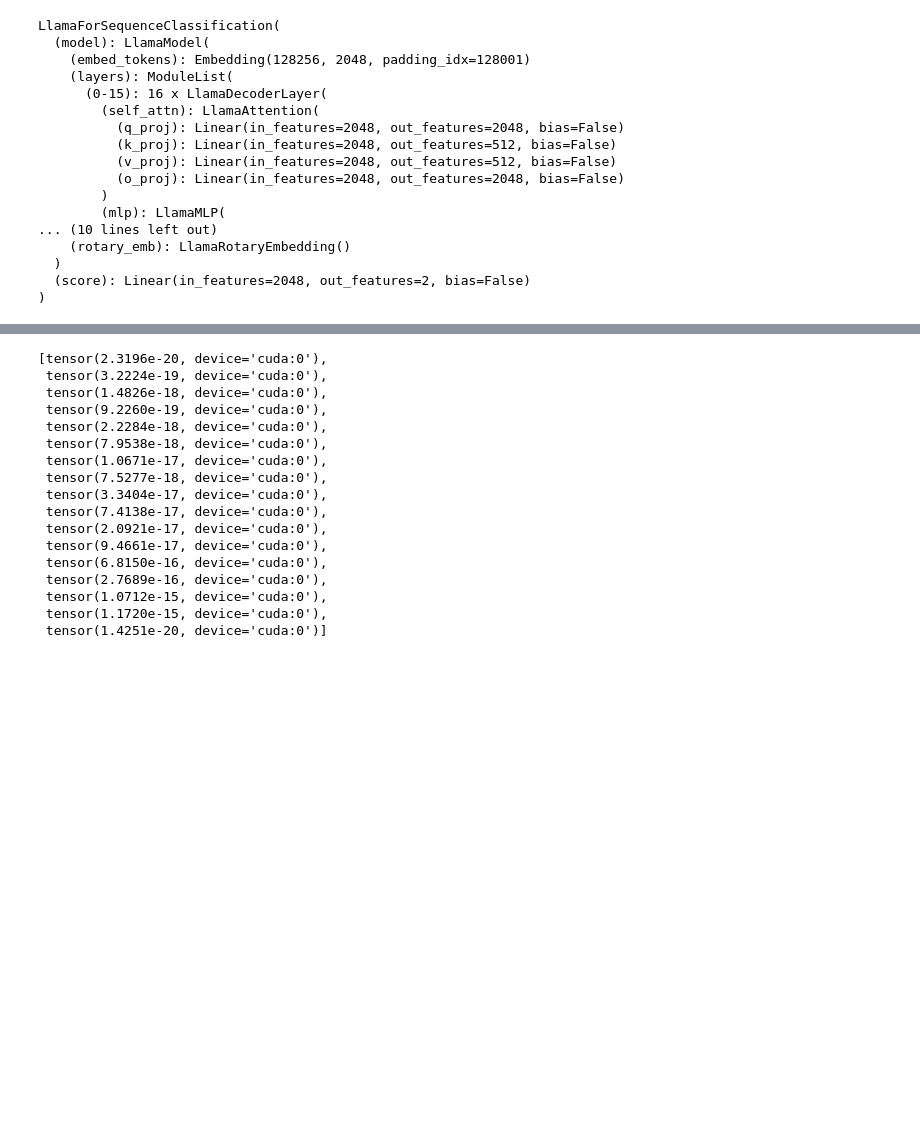
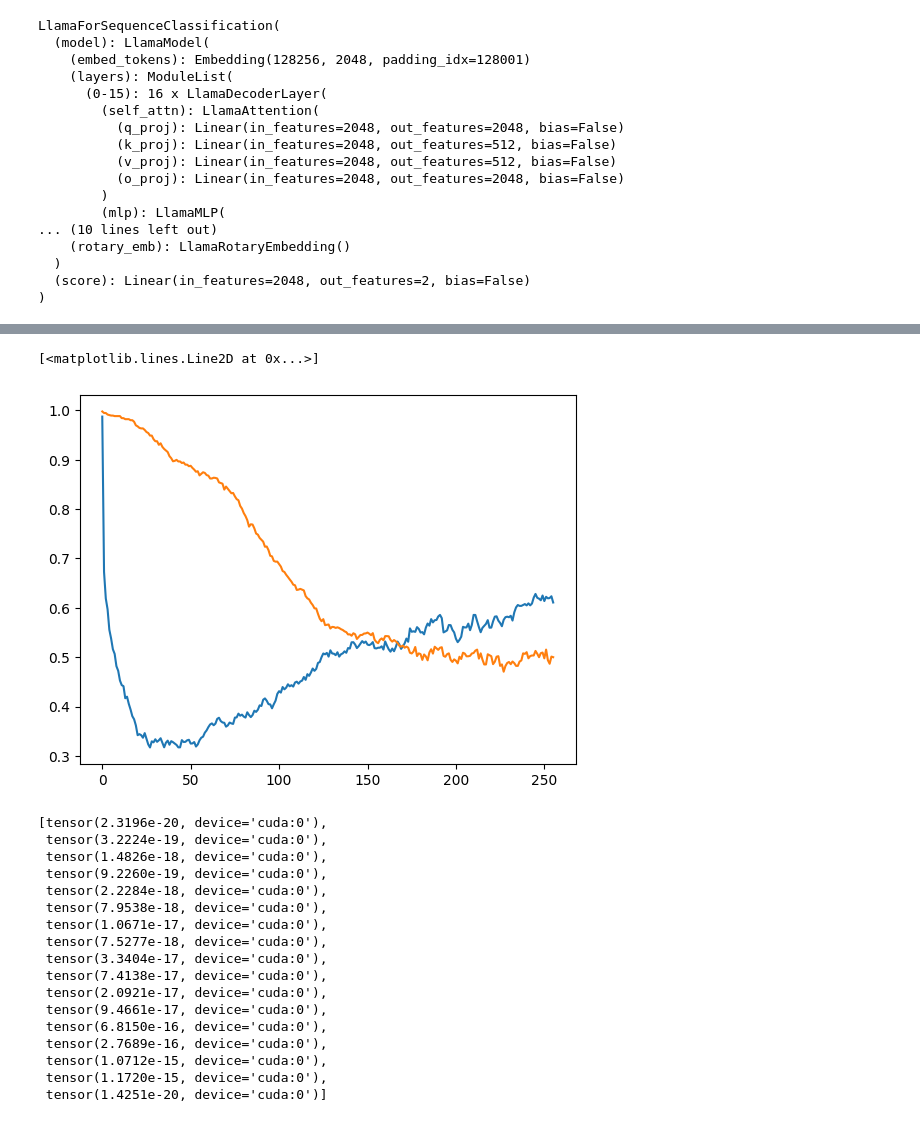
Before and after one commit to keeinlev/dynamicLRP, a Jupyter notebook: src/experiments/llama3.2-1b-imdb.ipynb, the cells around one changed output, grey strips where cells are left out. Cells and saved outputs as stored; diff of their text form; code cells hidden in the pictures; blank space fills up the shorter version.

```diff
--- a/src/experiments/llama3.2-1b-imdb.ipynb
+++ b/src/experiments/llama3.2-1b-imdb.ipynb
@@ -69,0 +85,5 @@ lrp_engine = LRPEngine(use_attn_lrp=True)
+# %%
+for i, example in enumerate(dataset["test"].take(10)):
+    input_ids = tokenizer(example["text"], return_tensors="pt")["input_ids"].to(device)
+    output = model(input_ids)
+    print(i, output.logits, output.logits.argmax(), example["label"])
@@ -69,0 +111,5 @@ lrp_engine = LRPEngine(use_attn_lrp=True)
+# %%
+input_ids = tokenizer(dataset["test"][0]["text"], return_tensors="pt")["input_ids"]
+input_embeds = model.model.embed_tokens(input_ids.to(device)).requires_grad_()
+input_embeds.retain_grad()
+output = model(inputs_embeds=input_embeds)
@@ -69,0 +131,3 @@ lrp_engine = LRPEngine(use_attn_lrp=True)
+# %%
+attrs = []
+correct_examples = []
@@ -69,0 +246,12 @@ lrp_engine = LRPEngine(use_attn_lrp=True)
+# %%
+x = range(256)
+ymorf = [ correct / (correct + incorrect) for (correct, incorrect) in accuracies ]
+ylerf = [ correct / (correct + incorrect) for (correct, incorrect) in accuracies2 ]
+# %%
+from matplotlib import pyplot as plt
+
+plt.plot(x, ymorf)
+plt.plot(x, ylerf)
+# %% [output]
+[<matplotlib.lines.Line2D at 0x...>]
+[figure, added]
```
Also changed, not shown: parts of 24 cells of this notebook, 59 other files.
